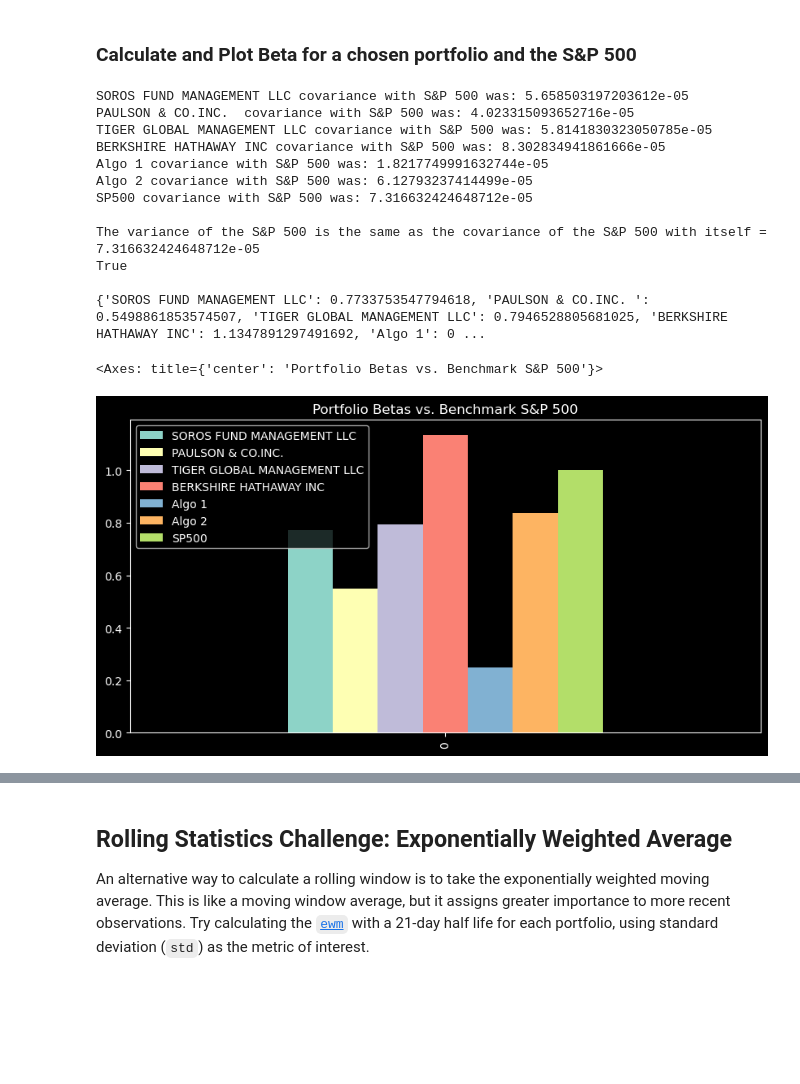
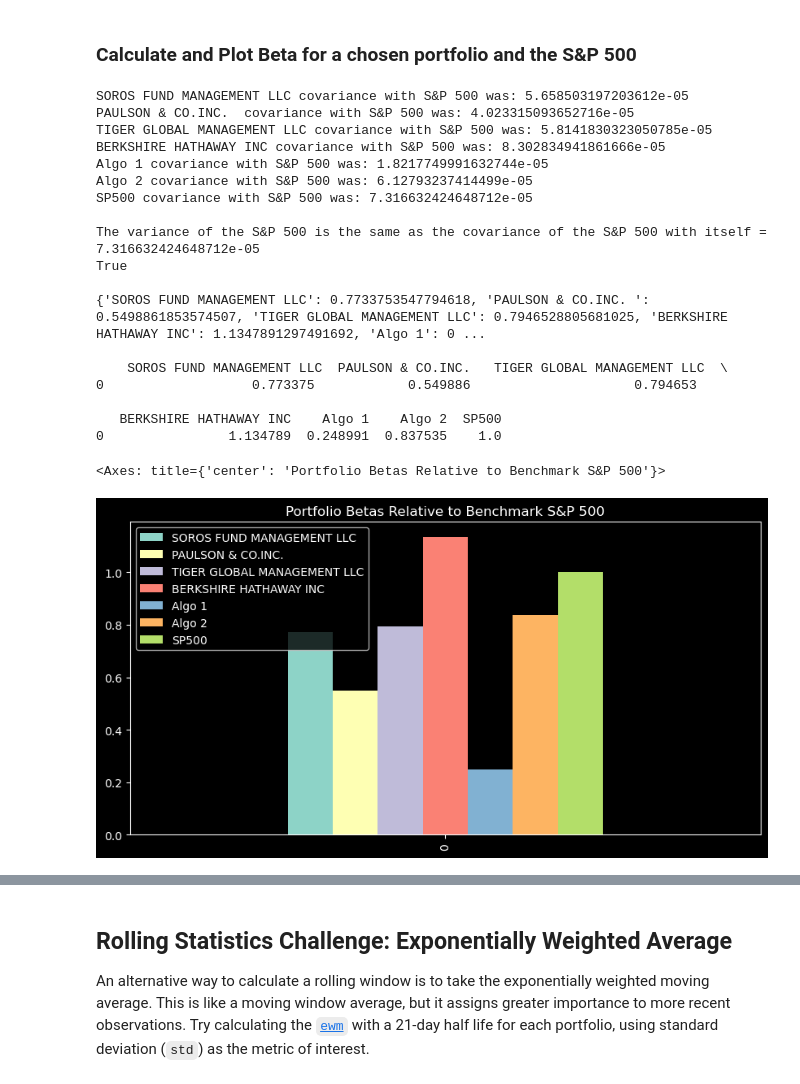
Before and after one commit to boz-tcm/pandas-challenge, a Jupyter notebook: whale_analysis.ipynb, the cells around one changed output, grey strips where cells are left out. Saved outputs shown, nothing was run; the diff lists cells and outputs as text; code cells hidden in the pictures; blank space fills up the shorter version.

```diff
--- a/whale_analysis.ipynb
+++ b/whale_analysis.ipynb
@@ -528,36 +528,43 @@ for each in returns_df:
 # Calculate variance of S&P 500
 print(f"\nThe variance of the S&P 500 is the same as the covariance of the S&P 500 with itself = {cov['SP500']}")
 # Confirm S&P 500 variance via the traditional calculation is equivalent to calculation above of S&P 500 covariance with itself
 sp500_var = cov['SP500']
 print(returns_df.SP500.var()==cov['SP500'],"\n") # Returns 'True', perfect.
 
 # Computing beta
 # Beta = cov(x,m)/v(m).  Note too, beta is in fact related to correlation, and is proportional to correlation: Beta(x,m) = correlation(x,m) * stdev(x) / stdev(m)
 beta={}
 for each in cov:
     beta[each] = cov[each]/sp500_var
 print(beta)
 
 # Plot beta
+# Prettify by putting beta dictionary into dataframe
 beta_df = pd.DataFrame([beta]) # Explicity wrapped the dictionary in a list, 1 of 3 methods to otherwise circumvent conversion to dataframe error raised 'ValueError: If using all scalar values, you must pass an index' (see https://www.statology.org/valueerror-if-using-all-scalar-values-you-must-pass-an-index/)
-beta_df
-beta_df.plot(kind='bar', figsize=(10,5), title='Portfolio Betas vs. Benchmark S&P 500')
+print("\n",beta_df)
+beta_df.plot(kind='bar', figsize=(10,5), title='Portfolio Betas Relative to Benchmark S&P 500')
 
 # Plot beta trend (see next Notebook cell below)
 # %% [output]
 SOROS FUND MANAGEMENT LLC covariance with S&P 500 was: 5.658503197203612e-05
 PAULSON & CO.INC.  covariance with S&P 500 was: 4.023315093652716e-05
 TIGER GLOBAL MANAGEMENT LLC covariance with S&P 500 was: 5.8141830323050785e-05
 BERKSHIRE HATHAWAY INC covariance with S&P 500 was: 8.302834941861666e-05
 Algo 1 covariance with S&P 500 was: 1.8217749991632744e-05
 Algo 2 covariance with S&P 500 was: 6.12793237414499e-05
 SP500 covariance with S&P 500 was: 7.316632424648712e-05
 
 The variance of the S&P 500 is the same as the covariance of the S&P 500 with itself = 7.316632424648712e-05
 True
 
 {'SOROS FUND MANAGEMENT LLC': 0.7733753547794618, 'PAULSON & CO.INC. ': 0.5498861853574507, 'TIGER GLOBAL MANAGEMENT LLC': 0.7946528805681025, 'BERKSHIRE HATHAWAY INC': 1.1347891297491692, 'Algo 1': 0 ...
+
+    SOROS FUND MANAGEMENT LLC  PAULSON & CO.INC.   TIGER GLOBAL MANAGEMENT LLC  \
+0                   0.773375            0.549886                     0.794653
+
+   BERKSHIRE HATHAWAY INC    Algo 1    Algo 2  SP500
+0                1.134789  0.248991  0.837535    1.0
-<Axes: title={'center': 'Portfolio Betas vs. Benchmark S&P 500'}>
+<Axes: title={'center': 'Portfolio Betas Relative to Benchmark S&P 500'}>
-[figure, old version]
+[figure, new version]
 # %%
 # Plot beta trend (work in progress)
```
Also changed, not shown: parts of 3 cells of this notebook.
